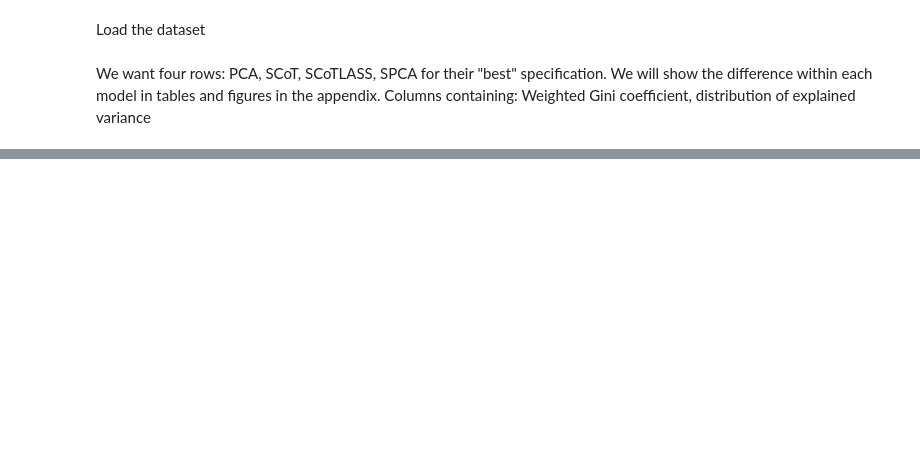
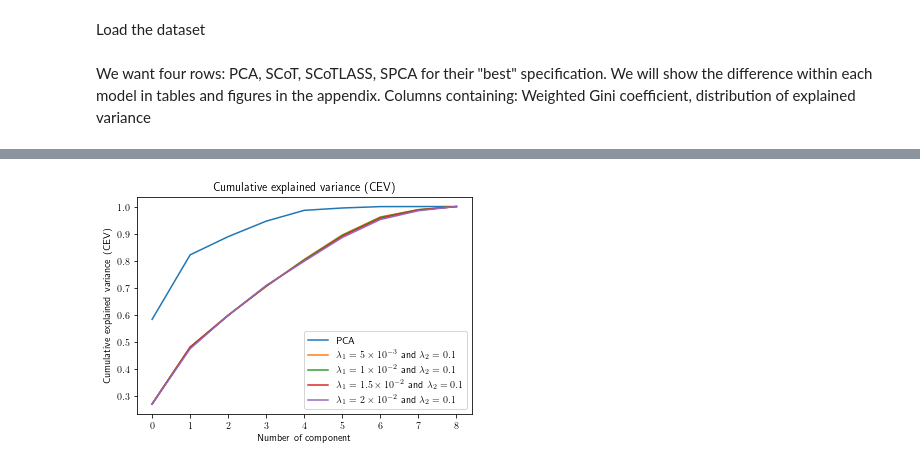
Before and after one commit to Jonas-JP-Peeters/Sparse-PCA-Project, a Jupyter notebook: Scripts/Results.ipynb, the cells around one changed output, grey strips where cells are left out. Saved outputs shown, nothing was run; the diff lists cells and outputs as text; code cells hidden in the pictures; blank space fills up the shorter version.

```diff
--- a/Scripts/Results.ipynb
+++ b/Scripts/Results.ipynb
@@ -191,0 +186,24 @@ plt.savefig("../Figures/SCoT_comparison.pdf", bbox_inches = 'tight')
+# %%
+params = {"$\lambda_1$": [5e-3, 1e-2, 1.5e-2, 2e-2, 2.5e-2],
+          "$\lambda_2$": [0.1, 0.1, 0.1, 0.1, 0.1]}
+
+spca = SparsePCA(n_components = 9, alpha = 5e-3, ridge_alpha = 0.1).fit(X_small).components_
+reg_spca_5_3 = PCAObject(spca, X_small, r"$\lambda_1 = \num{5e-3}$ and $\lambda_2 = 0.1$")
+
+spca = SparsePCA(n_components = 9, alpha = 1e-2, ridge_alpha = 0.1).fit(X_small).components_
+reg_spca_1_2 = PCAObject(spca, X_small, r"$\lambda_1 = \num{1e-2}$ and $\lambda_2 = 0.1$")
+
+spca = SparsePCA(n_components = 9, alpha = 1.5e-2, ridge_alpha = 0.1).fit(X_small).components_
+reg_spca_1pt5_2 = PCAObject(spca, X_small, r"$\lambda_1 = \num{1.5e-2}$ and $\lambda_2 = 0.1$")
+
+spca = SparsePCA(n_components = 9, alpha = 2e-2, ridge_alpha = 0.1).fit(X_small).components_
+reg_spca_2_2 = PCAObject(spca, X_small, r"$\lambda_1 = \num{2e-2}$ and $\lambda_2 = 0.1$")
+
+reg_reg.plotCEV()
+reg_spca_5_3.plotCEV()
+reg_spca_1_2.plotCEV()
+reg_spca_1pt5_2.plotCEV()
+reg_spca_2_2.plotCEV()
+plt.savefig("../Figures/SPCA_comparison.pdf", bbox_inches = 'tight')
+# %% [output]
+[figure, added]
```
Also changed, not shown: parts of 14 cells of this notebook, 10 other files.
